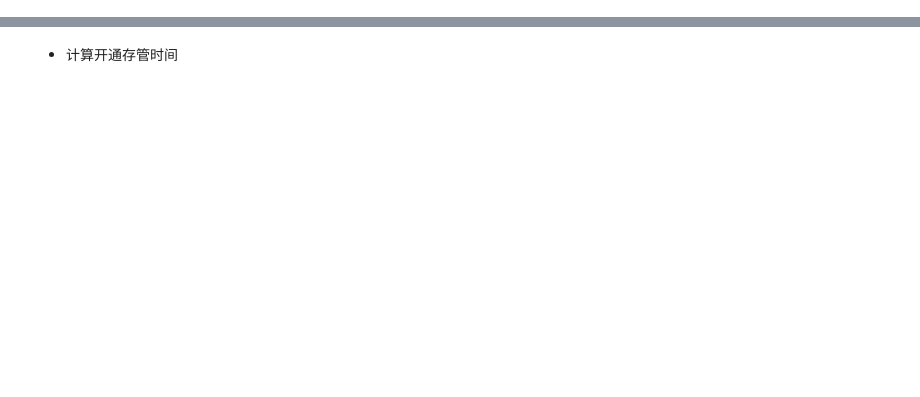
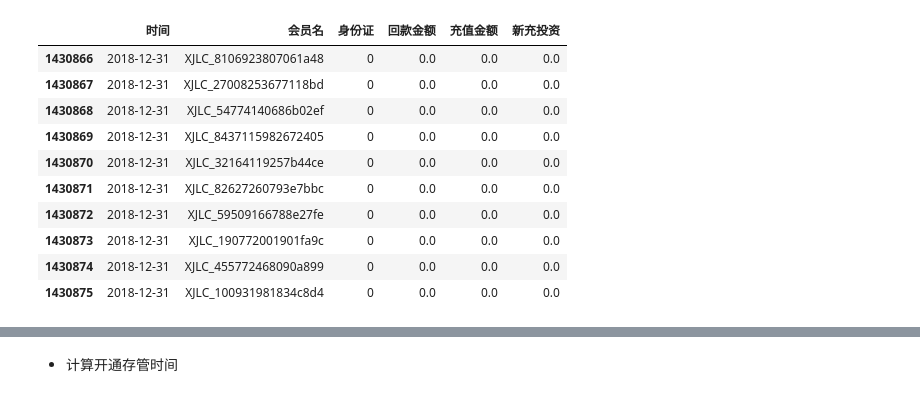
Before and after one commit to junzhu-github/python_code, a Jupyter notebook: Jupyter/大额用户-12月.ipynb, the cells around one changed output, grey strips where cells are left out. Cells and saved outputs as stored; diff of their text form; code cells hidden in the pictures; blank space fills up the shorter version.

```diff
--- a/Jupyter/大额用户-12月.ipynb
+++ b/Jupyter/大额用户-12月.ipynb
@@ -23,0 +116,6 @@ with pd.ExcelFile(r"D:\小鸡理财\百度云同步盘\小鸡理财\数据报告
+# %%
+df_big_time['时间'] = df_big_time['时间'].astype(str)
+# %%
+gp_big_hcxt_0 = pd.merge(df_big_time,gp_big_hcxt,on=['时间','会员名'],how='left')
+# %%
+gp_big_hcxt_0.fillna(0,inplace=True)
@@ -23,0 +132,16 @@ with pd.ExcelFile(r"D:\小鸡理财\百度云同步盘\小鸡理财\数据报告
+# %%
+gp_big_hcxt_0['时间'] = pd.to_datetime(gp_big_hcxt_0['时间'])
+# %%
+gp_big_hcxt_0.tail(10)
+# %% [output]
+|  | 时间 | 会员名 | 身份证 | 回款金额 | 充值金额 | 新充投资 |
+| 1430866 | 2018-12-31 | XJLC_8106923807061a48 | 0 | 0.0 | 0.0 | 0.0 |
+| 1430867 | 2018-12-31 | XJLC_27008253677118bd | 0 | 0.0 | 0.0 | 0.0 |
+| 1430868 | 2018-12-31 | XJLC_54774140686b02ef | 0 | 0.0 | 0.0 | 0.0 |
+| 1430869 | 2018-12-31 | XJLC_8437115982672405 | 0 | 0.0 | 0.0 | 0.0 |
+| 1430870 | 2018-12-31 | XJLC_32164119257b44ce | 0 | 0.0 | 0.0 | 0.0 |
+| 1430871 | 2018-12-31 | XJLC_82627260793e7bbc | 0 | 0.0 | 0.0 | 0.0 |
+| 1430872 | 2018-12-31 | XJLC_59509166788e27fe | 0 | 0.0 | 0.0 | 0.0 |
+| 1430873 | 2018-12-31 | XJLC_190772001901fa9c | 0 | 0.0 | 0.0 | 0.0 |
+| 1430874 | 2018-12-31 | XJLC_455772468090a899 | 0 | 0.0 | 0.0 | 0.0 |
+| 1430875 | 2018-12-31 | XJLC_100931981834c8d4 | 0 | 0.0 | 0.0 | 0.0 |
```
Also changed, not shown: parts of 96 cells of this notebook, 11 other files.
